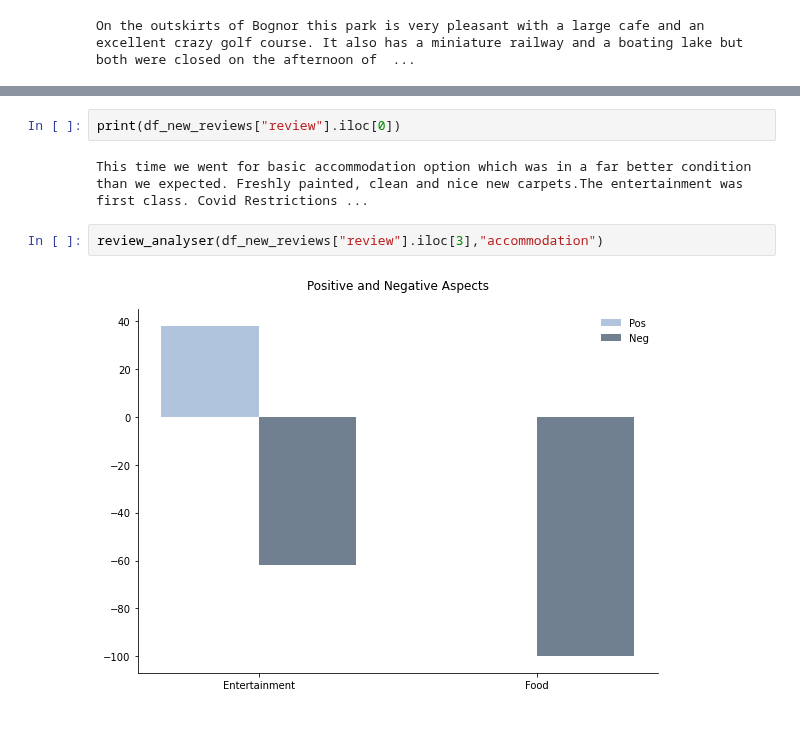
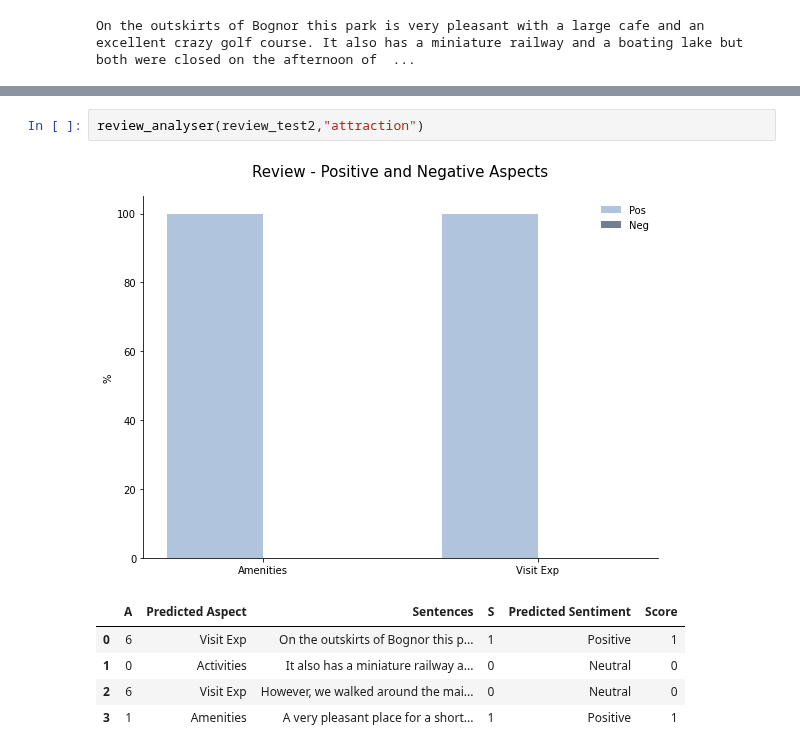
Before and after one commit to Auckland68/Arun-Travel-Reviews-Analysis, a Jupyter notebook: AspectSentimentModels/Models/Notebook14(b)CombinedAspectSentimentModelMultiClass.ipynb, the cells around one changed output, grey strips where cells are left out. Cells and saved outputs as stored; diff of their text form; blank space fills up the shorter version.

```diff
--- a/AspectSentimentModels/Models/Notebook14(b)CombinedAspectSentimentModelMultiClass.ipynb
+++ b/AspectSentimentModels/Models/Notebook14(b)CombinedAspectSentimentModelMultiClass.ipynb
@@ -359,8 +363,9 @@ df_new_reviews
-# %%
-print(df_new_reviews["review"].iloc[0])
-# %% [output]
-This time we went for basic accommodation option which was in a far better condition than we expected. Freshly painted, clean and nice new carpets.The entertainment was first class. Covid Restrictions ...
-# %%
-review_analyser(df_new_reviews["review"].iloc[3],"accommodation")
-# %% [output]
-[figure, removed]
+# %%
+review_analyser(review_test2,"attraction")
+# %% [output]
+[figure, added]
+|  | A | Predicted Aspect | Sentences | S | Predicted Sentiment | Score |
+| 0 | 6 | Visit Exp | On the outskirts of Bognor this p... | 1 | Positive | 1 |
+| 1 | 0 | Activities | It also has a miniature railway a... | 0 | Neutral | 0 |
+| 2 | 6 | Visit Exp | However, we walked around the mai... | 0 | Neutral | 0 |
+| 3 | 1 | Amenities | A very pleasant place for a short... | 1 | Positive | 1 |
```
Also changed, not shown: parts of 22 cells of this notebook.
